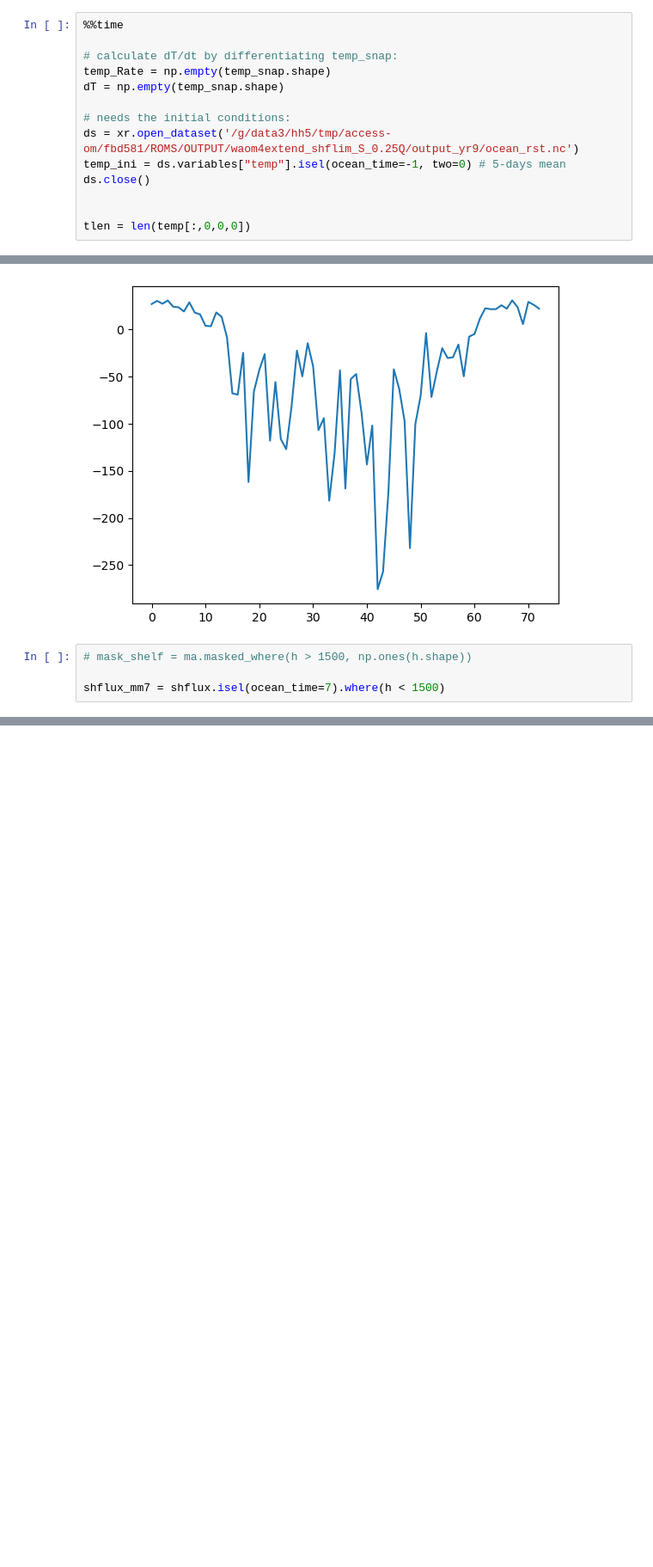
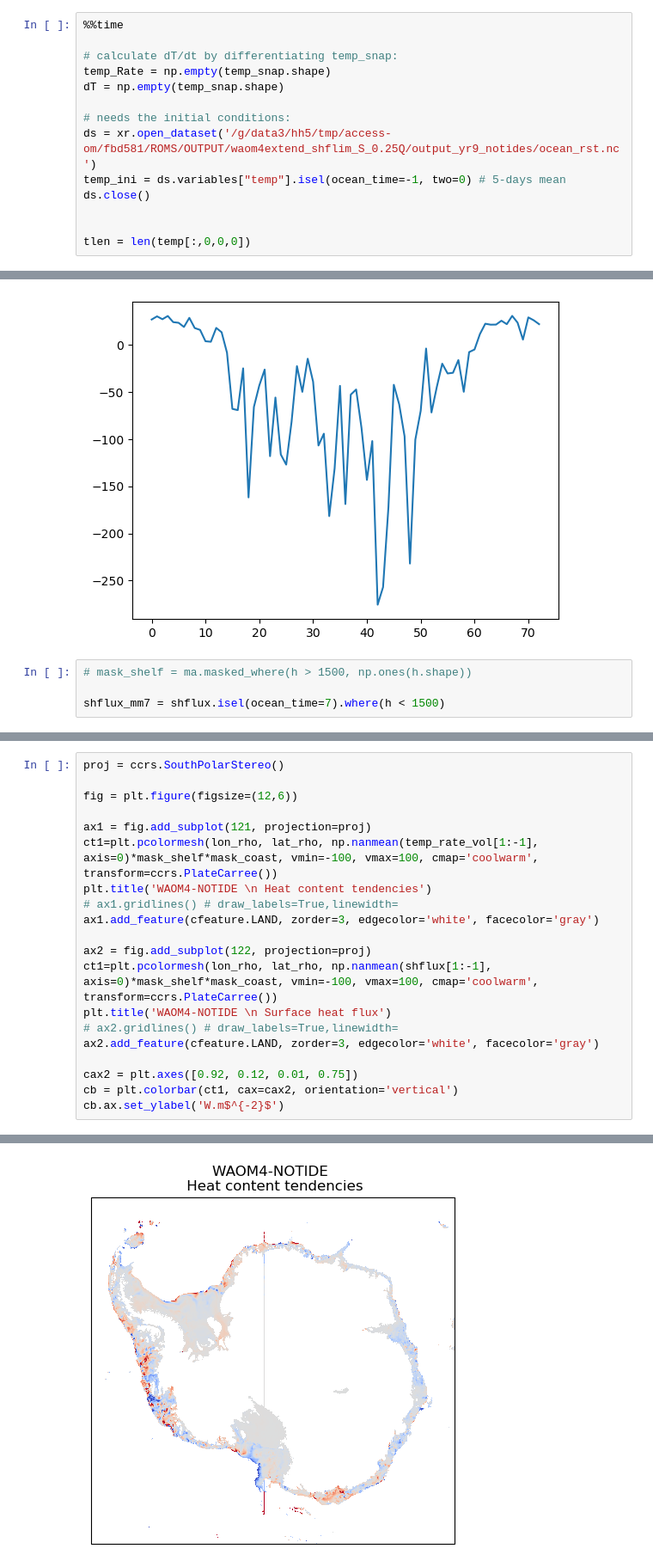
Before and after one commit to fabiobdias/waom_notebook, a Jupyter notebook: OHB_shelf/WAOM4extend_shflim_S_0.25Q_notides_OHB_shelf_budget_closure.ipynb, the cells around one changed output, grey strips where cells are left out. Shown: that part at 86% size. Drawn from its saved outputs; the diff is of its cells as text; blank space fills up the shorter version.

Commit message:
update OHB_shelf, Grid_avg and Maps for WAOM4 vs WAOM4-NOTIDE

```diff
--- a/OHB_shelf/WAOM4extend_shflim_S_0.25Q_notides_OHB_shelf_budget_closure.ipynb
+++ b/OHB_shelf/WAOM4extend_shflim_S_0.25Q_notides_OHB_shelf_budget_closure.ipynb
@@ -91,7 +91,7 @@ temp_Rate = np.empty(temp_snap.shape)
 dT = np.empty(temp_snap.shape)
 
 # needs the initial conditions:
-ds = xr.open_dataset('/g/data3/hh5/tmp/access-om/fbd581/ROMS/OUTPUT/waom4extend_shflim_S_0.25Q/output_yr9/ocean_rst.nc')
+ds = xr.open_dataset('/g/data3/hh5/tmp/access-om/fbd581/ROMS/OUTPUT/waom4extend_shflim_S_0.25Q/output_yr9_notides/ocean_rst.nc')
 temp_ini = ds.variables["temp"].isel(ocean_time=-1, two=0) # 5-days mean
 ds.close()
 
@@ -310,0 +324,21 @@ plt.title('WAOM4-NOTIDE')
+# %%
+proj = ccrs.SouthPolarStereo()
+
+fig = plt.figure(figsize=(12,6))
+
+ax1 = fig.add_subplot(121, projection=proj)
+ct1=plt.pcolormesh(lon_rho, lat_rho, np.nanmean(temp_rate_vol[1:-1], axis=0)*mask_shelf*mask_coast, vmin=-100, vmax=100, cmap='coolwarm', transform=ccrs.PlateCarree())
+plt.title('WAOM4-NOTIDE \n Heat content tendencies')
+# ax1.gridlines() # draw_labels=True,linewidth=
+ax1.add_feature(cfeature.LAND, zorder=3, edgecolor='white', facecolor='gray')
+
+ax2 = fig.add_subplot(122, projection=proj)
+ct1=plt.pcolormesh(lon_rho, lat_rho, np.nanmean(shflux[1:-1], axis=0)*mask_shelf*mask_coast, vmin=-100, vmax=100, cmap='coolwarm', transform=ccrs.PlateCarree())
+plt.title('WAOM4-NOTIDE \n Surface heat flux')
+# ax2.gridlines() # draw_labels=True,linewidth=
+ax2.add_feature(cfeature.LAND, zorder=3, edgecolor='white', facecolor='gray')
+
+cax2 = plt.axes([0.92, 0.12, 0.01, 0.75])
+cb = plt.colorbar(ct1, cax=cax2, orientation='vertical')
+cb.ax.set_ylabel('W.m$^{-2}$')
+# %% [output]
@@ -310,0 +346 @@ plt.title('WAOM4-NOTIDE')
+[figure, added]
```
Also changed, not shown: parts of 11 cells of this notebook, 12 other files.
